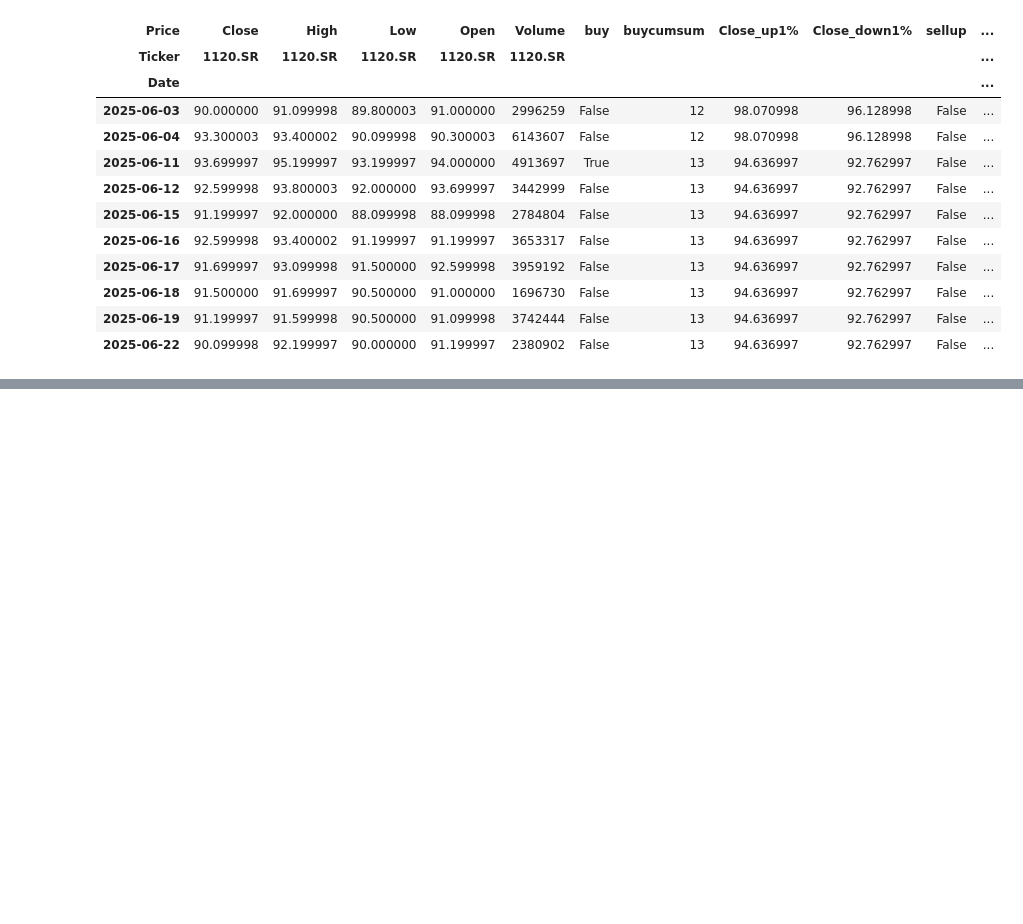
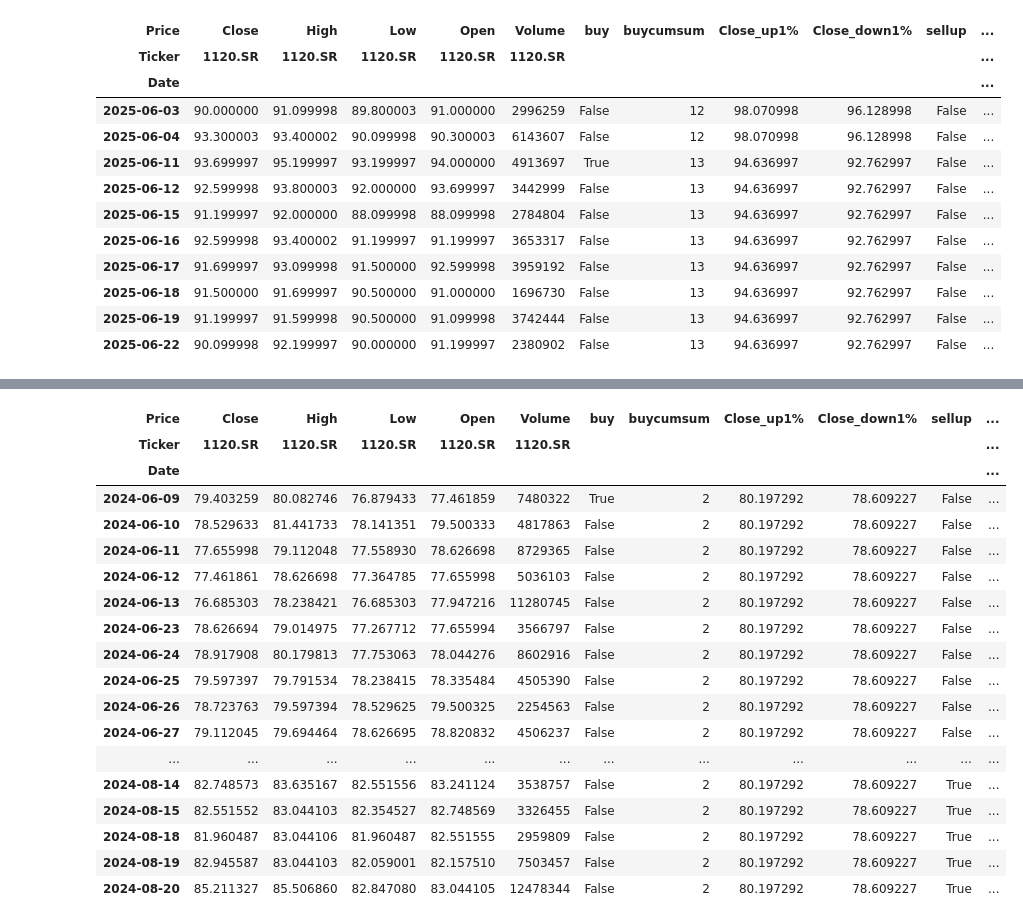
Before and after one commit to kamarulaw/saudi_backtests, a Jupyter notebook: 250715/progress.ipynb, the cells around one changed output, grey strips where cells are left out. Cells and saved outputs as stored; diff of their text form; code cells hidden in the pictures; blank space fills up the shorter version.

```diff
--- a/250715/progress.ipynb
+++ b/250715/progress.ipynb
@@ -194,8 +195,3 @@ data.tail(10)
 | 2025-06-18 | 91.500000 | 91.699997 | 90.500000 | 91.000000 | 1696730 | False | 13 | 94.636997 | 92.762997 | False | ... |
 | 2025-06-19 | 91.199997 | 91.599998 | 90.500000 | 91.099998 | 3742444 | False | 13 | 94.636997 | 92.762997 | False | ... |
 | 2025-06-22 | 90.099998 | 92.199997 | 90.000000 | 91.199997 | 2380902 | False | 13 | 94.636997 | 92.762997 | False | ... |
-# %%
-data.to_csv('out.csv', index=False)
-data = pd.read_csv('out.csv')
-data = data.drop_duplicates(subset=['buycumsum', 'sell'], keep='first',inplace=False)
-data
@@ -226,0 +219,22 @@ data
+# %%
+data.loc[data.buycumsum==2]
+# %% [output]
+| Price | Close | High | Low | Open | Volume | buy | buycumsum | Close_up1% | Close_down1% | sellup | ... |
+| Ticker | 1120.SR | 1120.SR | 1120.SR | 1120.SR | 1120.SR |  |  |  |  |  | ... |
+| Date |  |  |  |  |  |  |  |  |  |  | ... |
+| 2024-06-09 | 79.403259 | 80.082746 | 76.879433 | 77.461859 | 7480322 | True | 2 | 80.197292 | 78.609227 | False | ... |
+| 2024-06-10 | 78.529633 | 81.441733 | 78.141351 | 79.500333 | 4817863 | False | 2 | 80.197292 | 78.609227 | False | ... |
+| 2024-06-11 | 77.655998 | 79.112048 | 77.558930 | 78.626698 | 8729365 | False | 2 | 80.197292 | 78.609227 | False | ... |
+| 2024-06-12 | 77.461861 | 78.626698 | 77.364785 | 77.655998 | 5036103 | False | 2 | 80.197292 | 78.609227 | False | ... |
+| 2024-06-13 | 76.685303 | 78.238421 | 76.685303 | 77.947216 | 11280745 | False | 2 | 80.197292 | 78.609227 | False | ... |
+| 2024-06-23 | 78.626694 | 79.014975 | 77.267712 | 77.655994 | 3566797 | False | 2 | 80.197292 | 78.609227 | False | ... |
+| 2024-06-24 | 78.917908 | 80.179813 | 77.753063 | 78.044276 | 8602916 | False | 2 | 80.197292 | 78.609227 | False | ... |
+| 2024-06-25 | 79.597397 | 79.791534 | 78.238415 | 78.335484 | 4505390 | False | 2 | 80.197292 | 78.609227 | False | ... |
+| 2024-06-26 | 78.723763 | 79.597394 | 78.529625 | 79.500325 | 2254563 | False | 2 | 80.197292 | 78.609227 | False | ... |
+| 2024-06-27 | 79.112045 | 79.694464 | 78.626695 | 78.820832 | 4506237 | False | 2 | 80.197292 | 78.609227 | False | ... |
+| ... | ... | ... | ... | ... | ... | ... | ... | ... | ... | ... | ... |
+| 2024-08-14 | 82.748573 | 83.635167 | 82.551556 | 83.241124 | 3538757 | False | 2 | 80.197292 | 78.609227 | True | ... |
+| 2024-08-15 | 82.551552 | 83.044103 | 82.354527 | 82.748569 | 3326455 | False | 2 | 80.197292 | 78.609227 | True | ... |
+| 2024-08-18 | 81.960487 | 83.044106 | 81.960487 | 82.551555 | 2959809 | False | 2 | 80.197292 | 78.609227 | True | ... |
+| 2024-08-19 | 82.945587 | 83.044103 | 82.059001 | 82.157510 | 7503457 | False | 2 | 80.197292 | 78.609227 | True | ... |
+| 2024-08-20 | 85.211327 | 85.506860 | 82.847080 | 83.044105 | 12478344 | False | 2 | 80.197292 | 78.609227 | True | ... |
```
Also changed, not shown: parts of 18 cells of this notebook.
